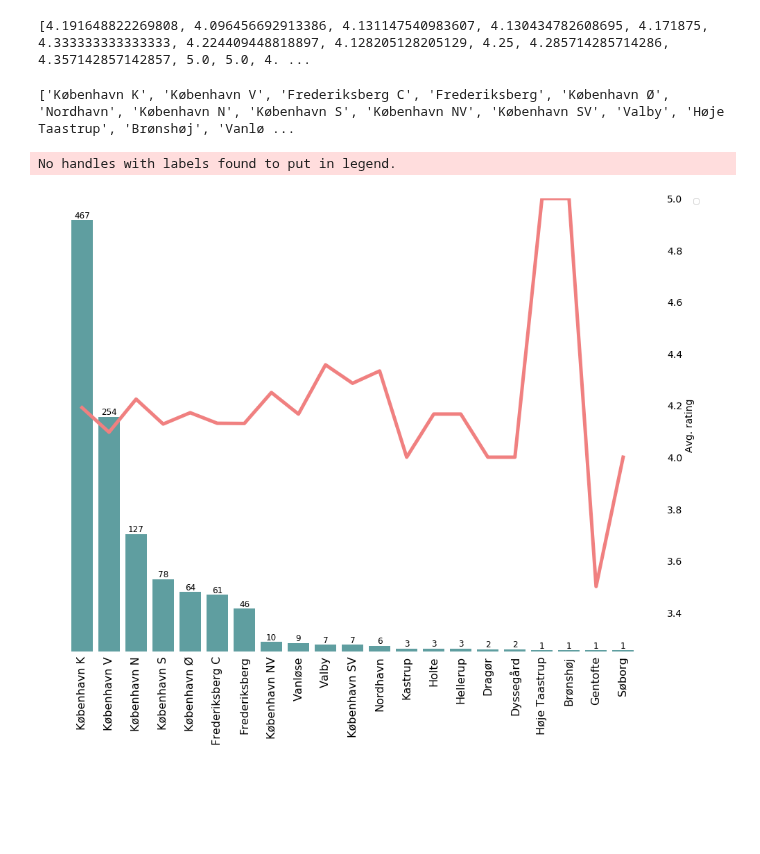
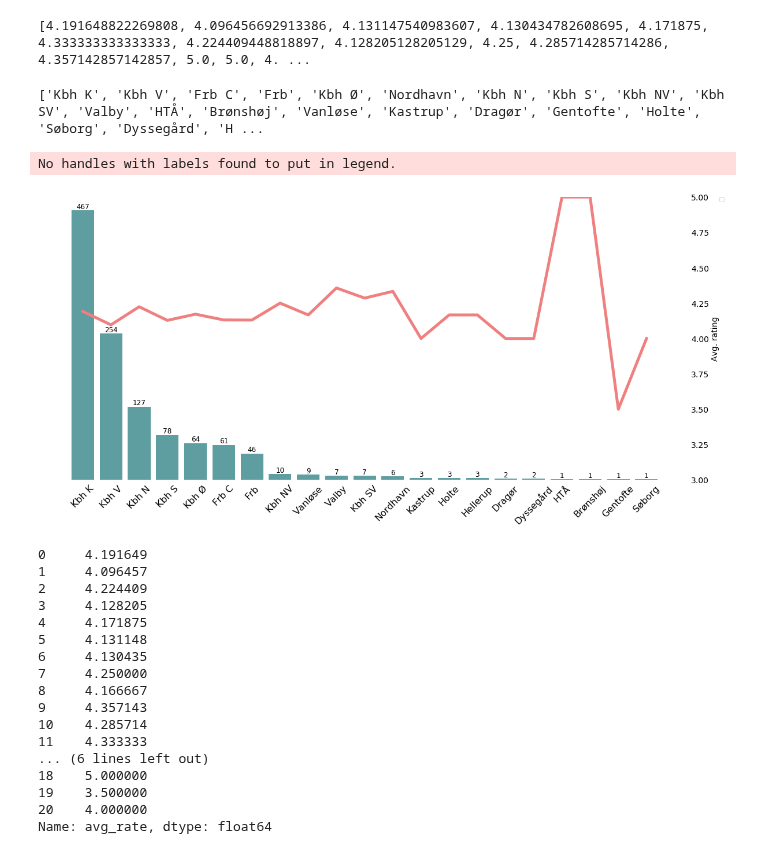
Before and after one commit to annarenneke/Group19, a Jupyter notebook: EXAM/TRIPADVISOR_AVG_CUISINE.ipynb, the cells around one changed output. Cells and saved outputs as stored; diff of their text form; code cells hidden in the pictures; blank space fills up the shorter version.

```diff
--- a/EXAM/TRIPADVISOR_AVG_CUISINE.ipynb
+++ b/EXAM/TRIPADVISOR_AVG_CUISINE.ipynb
@@ -237,7 +237,7 @@ print(avg_rate)
 # %%
 
 #I have deleted 'Rødovre' 'Albertslund', 'Kongens Lyngby from the following two lists since it is = NAN (no restaurants)
-bydele = ['København K', 'København V','Frederiksberg C', 'Frederiksberg', 'København Ø', 'Nordhavn', 'København N', 'København S', 'København NV', 'København SV', 'Valby', 'Høje Taastrup', 'Brønshøj', 'Vanløse', 'Kastrup', 'Dragør', 'Gentofte', 'Holte', 'Søborg', 'Dyssegård','Hellerup']
+bydele = ['Kbh K', 'Kbh V','Frb C', 'Frb', 'Kbh Ø', 'Nordhavn', 'Kbh N', 'Kbh S', 'Kbh NV', 'Kbh SV', 'Valby', 'HTÅ', 'Brønshøj', 'Vanløse', 'Kastrup', 'Dragør', 'Gentofte', 'Holte', 'Søborg', 'Dyssegård','Hellerup']
 
 antal_rest = [len_kbhK] + [len_kbhV] + [len_F] + [len_Fc] + [len_kbhOE] + [len_N] + [len_kbhN] + [len_kbhS] + [len_kbhNV] + [len_kbhSV] + [len_V] + [len_HT] + [len_B] + [len_VL] + [len_K] + [len_D] + [len_G] +[len_H] + [len_S] + [len_D] +[len_H]
 
@@ -253,7 +253,7 @@ a_rating2.set_index('avg_rate')
 a_rating2 = a_rating2.sort_values('antal_rest', ascending = False)
 a_rating2 = a_rating2.reset_index(drop = True)
 # %% [output]
-['København K', 'København V', 'Frederiksberg C', 'Frederiksberg', 'København Ø', 'Nordhavn', 'København N', 'København S', 'København NV', 'København SV', 'Valby', 'Høje Taastrup', 'Brønshøj', 'Vanlø ...
+['Kbh K', 'Kbh V', 'Frb C', 'Frb', 'Kbh Ø', 'Nordhavn', 'Kbh N', 'Kbh S', 'Kbh NV', 'Kbh SV', 'Valby', 'HTÅ', 'Brønshøj', 'Vanløse', 'Kastrup', 'Dragør', 'Gentofte', 'Holte', 'Søborg', 'Dyssegård', 'H ...
 # %%
 #avg_rate2 = np.around(avg_rate, decimals=3)
 # %%
@@ -294,7 +294,7 @@ a_rating2 = a_rating2.reset_index(drop = True)
 
 import seaborn as sns
 
-fig , ax = plt.subplots(1 , figsize = (16, 12))
+fig , ax = plt.subplots(1 , figsize = (20, 9))
 
 
 #Bar chart
@@ -303,37 +303,57 @@ ax = sns.barplot(x = 'Bydele' , y = 'antal_rest' , data = a_rating2 , color = 'c
 ax.legend(bbox_to_anchor=(1.05, 1), loc=2, borderaxespad=0.) #Location of legend
 ax.set_xticklabels(a_rating2['Bydele'], fontsize = 16)
 
-ax.tick_params(axis = 'both' , which = 'both' , bottom = False , top = False , left = False , right = False , rotation = 90) #Removes ticks
+ax.tick_params(axis = 'both' , which = 'both' , bottom = False , top = False , left = False , right = False , rotation = 45) #Removes ticks
 
 ax.yaxis.set_label_text("#Restaurants") #Removes axis name
 ax.xaxis.set_label_text("") #Removes axis name
 #ax.set_ylim(0, 6)
 
 ax.get_yaxis().set_visible(False)
 
 
 #Data labels
 for p in ax.patches:
     ax.text((p.get_x()) + p.get_width()/2., p.get_height(), int(p.get_height()),
             fontsize=12, ha='center', va='bottom')
 
 #Adding secondary axis
 ax2 = ax.twinx()
 ax2 = sns.lineplot(x = 'Bydele' , y = 'avg_rate' , data = a_rating2, color = 'lightcoral' , linewidth = 5, ax = ax2 , ci = None , sort = False)
-ax2.set_xticklabels(a_rating2['Bydele'] , fontsize = 16)
+ax2.set_xticklabels(a_rating2['Bydele'] , fontsize = 14)
 
-ax2.set_ylim(3.25, 5)
+ax2.set_ylim(3, 5)
 ax2.tick_params(axis = 'both' , which = 'both' , bottom = False , top = False , left = False , right = False , labelsize = 14) #Removes ticks
 ax2.yaxis.set_label_text("Avg. rating" , fontsize = 14) #Removes axis name
 
 #ax2.get_yaxis().set_visible(False)
 
 sns.despine(left = True , bottom = True , right = True) #Removes border
 
 plt.savefig('avg_rate_number.png')
 # %% [output]
 No handles with labels found to put in legend.
-[figure, old version]
+[figure, new version]
+# %%
+a_rating2['avg_rate']
+# %% [output]
+0     4.191649
+1     4.096457
+2     4.224409
+3     4.128205
+4     4.171875
+5     4.131148
+6     4.130435
+7     4.250000
+8     4.166667
+9     4.357143
+10    4.285714
+11    4.333333
+... (6 lines left out)
+18    5.000000
+19    3.500000
+20    4.000000
+Name: avg_rate, dtype: float64
 # %%
 #Cuisines - starts from data3 and creates the same data cleaning(as above) but with all columns
 cuisine1 = data3.copy()
```
Also changed, not shown: 2 other files.
